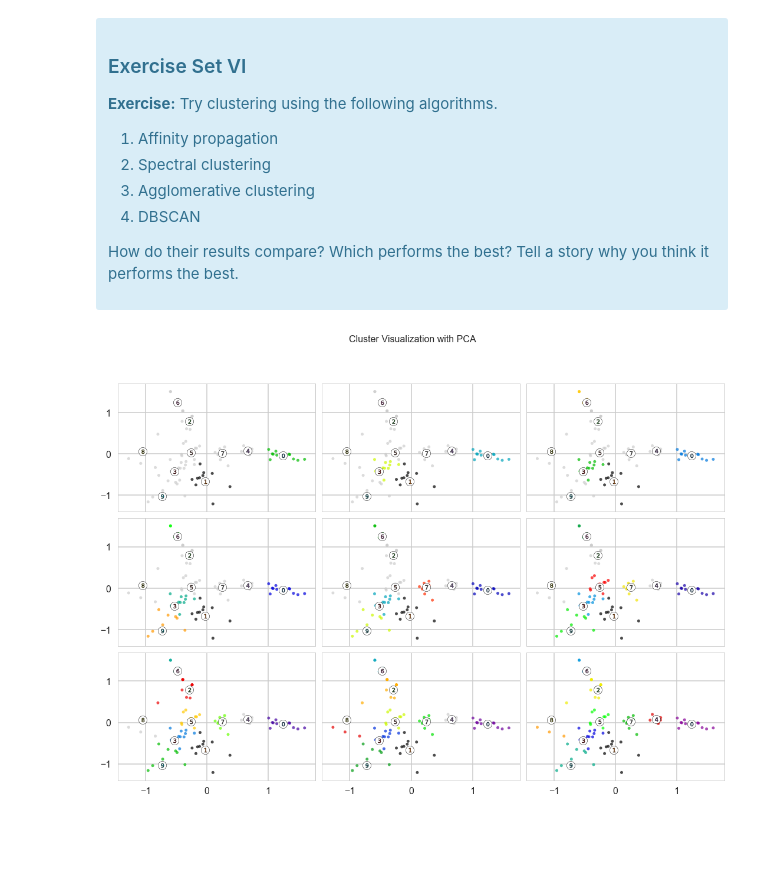
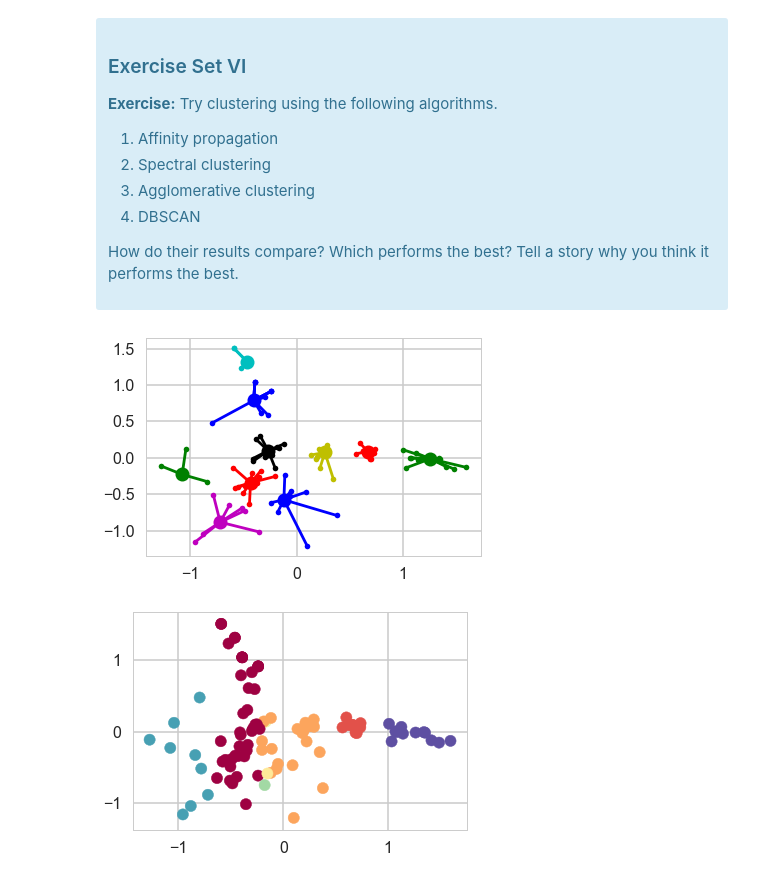
Before and after one commit to yiaktan/ML_Exercises, a Jupyter notebook: 4. Clustering/Mini_Project_Clustering.ipynb, the cells around one changed output. Cells and saved outputs as stored; diff of their text form; code cells hidden in the pictures; blank space fills up the shorter version.

```diff
--- a/4. Clustering/Mini_Project_Clustering.ipynb
+++ b/4. Clustering/Mini_Project_Clustering.ipynb
@@ -492,25 +486,0 @@ af_y = af.fit_predict(pca_df[['x','y']])
-# %%
-f, axs = plt.subplots(3,3,sharex=True,sharey=True,figsize=[15,10])
-f.suptitle("Cluster Visualization with PCA",fontsize=16,y=1.1)
-for k, ax in zip(k_list,axs.flat):
-    # Initialize and fit KMeans clustering
-    af = AffinityPropagation()
-    pca_df['clusters'] = af.fit_predict(pca_df[['x','y']])
-
-    # Plot clusters
-    colors = cm.spectral(pca_df.clusters.astype(float) / k)
-    ax.scatter(pca_df.x,pca_df.y, marker='.', s=100, lw=0, alpha=0.7,
-                c=colors, edgecolor='k')
-
-    centers = KMeans.cluster_centers_
-    # Draw white circles at cluster centers
-    ax.scatter(centers[:, 0], centers[:, 1], marker='o',
-                c="white", alpha=1, s=200, edgecolor='k')
-    # Label the clusters
-    for i, c in enumerate(centers):
-        ax.scatter(c[0], c[1], marker='$%d$' % i, alpha=1,
-                    s=50, edgecolor='k')
-plt.tight_layout()
-plt.show()
-# %% [output]
-[figure, removed]
@@ -522,0 +487,33 @@ from sklearn.cluster import DBSCAN # neighborhood size
+# %%
+# Your turn
+from itertools import cycle
+from sklearn.cluster import AffinityPropagation
+
+pca_array = pca_df[['x','y']].values
+
+af = AffinityPropagation()
+af.fit(pca_array)
+cluster_center = af.cluster_centers_
+cluster_centers_indices = af.cluster_centers_indices_
+labels = af.labels_
+n_clusters_ = len(cluster_centers_indices)
+
+colors = cycle('bgrcmykbgrcmykbgrcmykbgrcmyk')
+for k, col in zip(range(n_clusters_), colors):
+    class_members = labels == k
+    cluster_center = pca_array[cluster_centers_indices[k]]
+    plt.plot(pca_array[class_members, 0],pca_array[class_members, 1], col + '.')
+    plt.plot(cluster_center[0], cluster_center[1], 'o', markerfacecolor=col,
+             markeredgecolor='k', markersize=14)
+    for x in pca_array[class_members]:
+        plt.plot([cluster_center[0], x[0]], [cluster_center[1], x[1]], col)
+# %% [output]
+[figure, added]
+# %%
+from sklearn.cluster import SpectralClustering # number of clusters
+spc = SpectralClustering()
+labels = spc.fit_predict(X=pca_df['x'].reshape(-1, 1),y=pca_df['y'])
+plt.scatter(pca_df.x,pca_df.y,c=labels,cmap=plt.get_cmap('Spectral'))
+plt.show()
+# %% [output]
+[figure, added]
```
Also changed, not shown: parts of 13 cells of this notebook.
